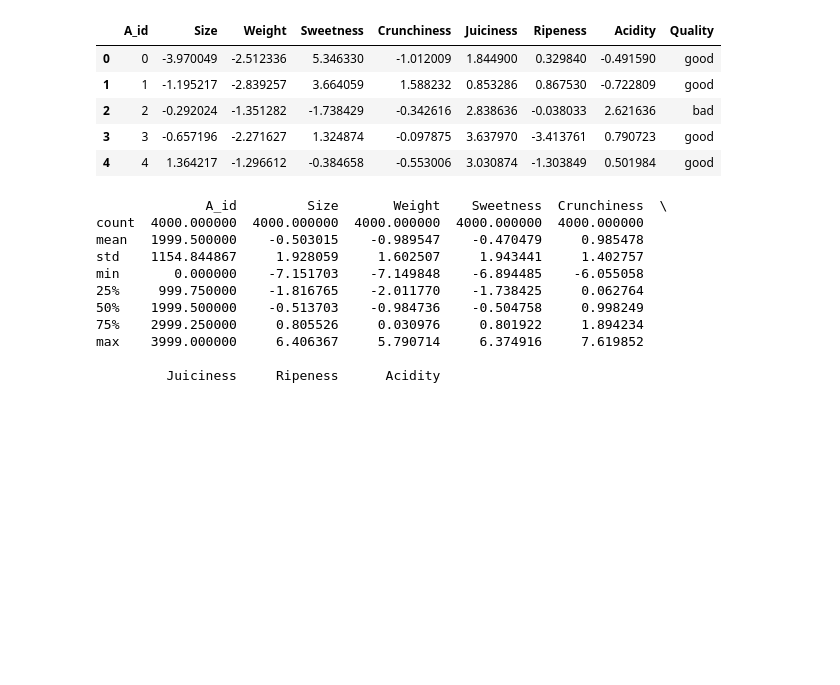
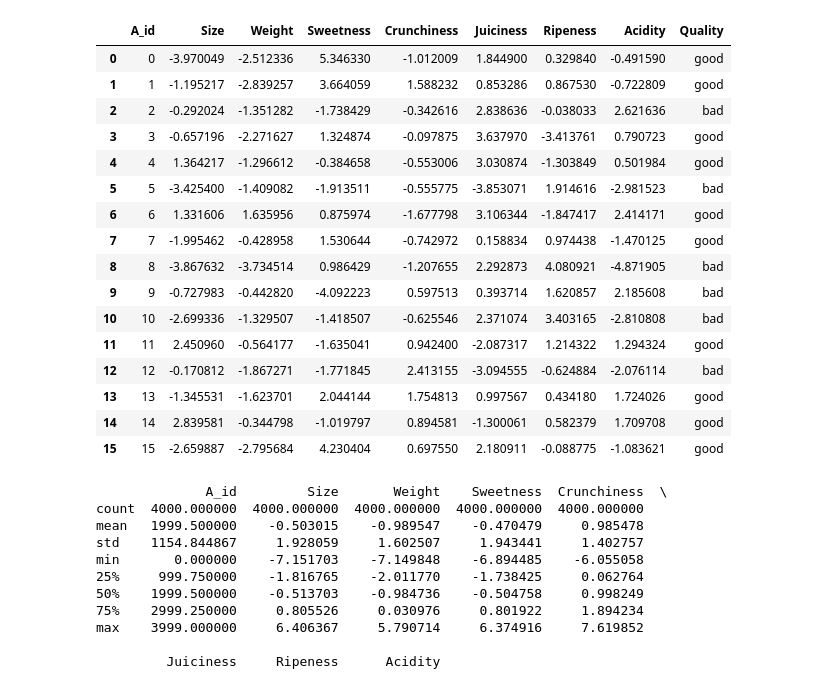
Before and after one commit to dbarans/AppleQualityML, a Jupyter notebook: Projekt_apple_quality.ipynb, the cells around one changed output. Drawn from its saved outputs; the diff is of its cells as text; code cells hidden in the pictures; blank space fills up the shorter version.

```diff
--- a/Projekt_apple_quality.ipynb
+++ b/Projekt_apple_quality.ipynb
@@ -1,20 +1,31 @@
 # %%
 from sklearn.model_selection import train_test_split
 from sklearn import model_selection, preprocessing, linear_model, naive_bayes, metrics, svm, ensemble
 import numpy as np
 import pandas as pd
 import seaborn as sns
 import matplotlib.pyplot as plt
 
 apples = pd.read_csv('data/apple_quality.csv')
-apples.head()
+apples.head(16)
 # %% [output]
 |  | A_id | Size | Weight | Sweetness | Crunchiness | Juiciness | Ripeness | Acidity | Quality |
 | 0 | 0 | -3.970049 | -2.512336 | 5.346330 | -1.012009 | 1.844900 | 0.329840 | -0.491590 | good |
 | 1 | 1 | -1.195217 | -2.839257 | 3.664059 | 1.588232 | 0.853286 | 0.867530 | -0.722809 | good |
 | 2 | 2 | -0.292024 | -1.351282 | -1.738429 | -0.342616 | 2.838636 | -0.038033 | 2.621636 | bad |
 | 3 | 3 | -0.657196 | -2.271627 | 1.324874 | -0.097875 | 3.637970 | -3.413761 | 0.790723 | good |
 | 4 | 4 | 1.364217 | -1.296612 | -0.384658 | -0.553006 | 3.030874 | -1.303849 | 0.501984 | good |
+| 5 | 5 | -3.425400 | -1.409082 | -1.913511 | -0.555775 | -3.853071 | 1.914616 | -2.981523 | bad |
+| 6 | 6 | 1.331606 | 1.635956 | 0.875974 | -1.677798 | 3.106344 | -1.847417 | 2.414171 | good |
+| 7 | 7 | -1.995462 | -0.428958 | 1.530644 | -0.742972 | 0.158834 | 0.974438 | -1.470125 | good |
+| 8 | 8 | -3.867632 | -3.734514 | 0.986429 | -1.207655 | 2.292873 | 4.080921 | -4.871905 | bad |
+| 9 | 9 | -0.727983 | -0.442820 | -4.092223 | 0.597513 | 0.393714 | 1.620857 | 2.185608 | bad |
+| 10 | 10 | -2.699336 | -1.329507 | -1.418507 | -0.625546 | 2.371074 | 3.403165 | -2.810808 | bad |
+| 11 | 11 | 2.450960 | -0.564177 | -1.635041 | 0.942400 | -2.087317 | 1.214322 | 1.294324 | good |
+| 12 | 12 | -0.170812 | -1.867271 | -1.771845 | 2.413155 | -3.094555 | -0.624884 | -2.076114 | bad |
+| 13 | 13 | -1.345531 | -1.623701 | 2.044144 | 1.754813 | 0.997567 | 0.434180 | 1.724026 | good |
+| 14 | 14 | 2.839581 | -0.344798 | -1.019797 | 0.894581 | -1.300061 | 0.582379 | 1.709708 | good |
+| 15 | 15 | -2.659887 | -2.795684 | 4.230404 | 0.697550 | 2.180911 | -0.088775 | -1.083621 | good |
 # %%
 print(apples.describe())
 # %% [output]
```
Also changed, not shown: parts of 8 cells of this notebook.
